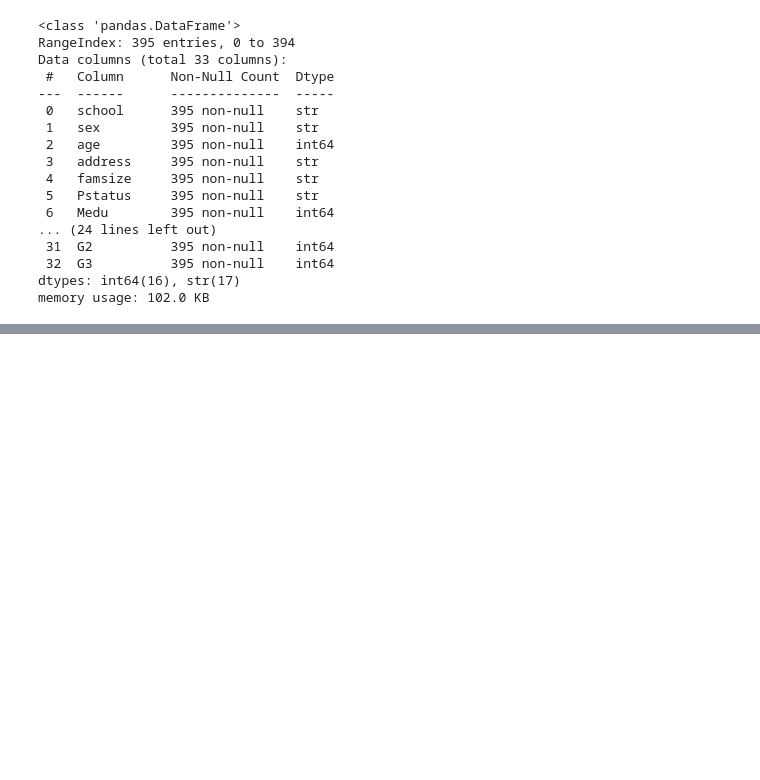
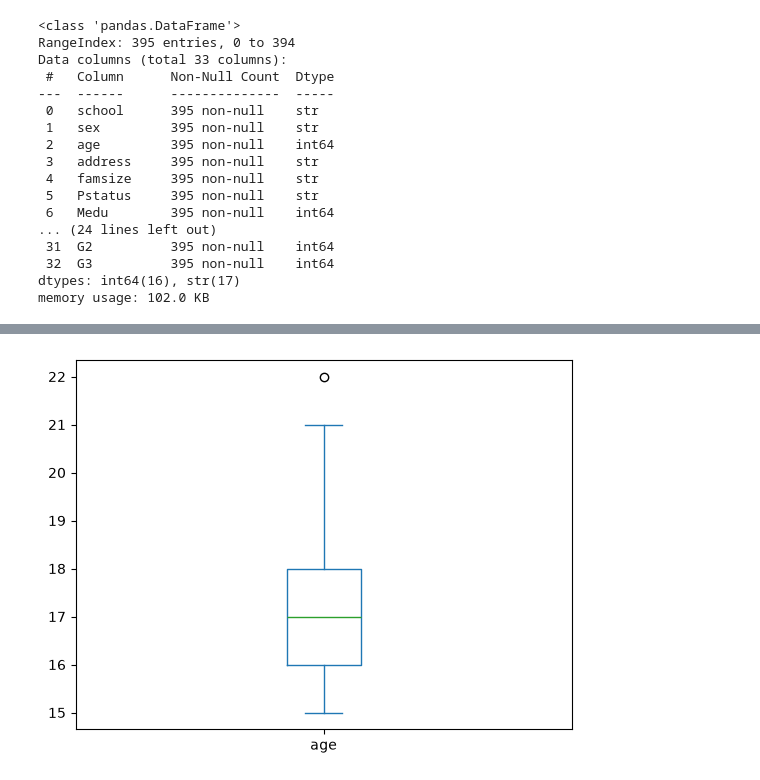
Before and after one commit to Ayusshi/student_exam_pass_prediction, a Jupyter notebook: notebooks/Student_Exam_Pass_Prediction.ipynb, the cells around one changed output, grey strips where cells are left out. Cells and saved outputs as stored; diff of their text form; code cells hidden in the pictures; blank space fills up the shorter version.

```diff
--- a/notebooks/Student_Exam_Pass_Prediction.ipynb
+++ b/notebooks/Student_Exam_Pass_Prediction.ipynb
@@ -62,0 +115,5 @@ df.describe()
+# %%
+df["age"].plot(kind="box")
+plt.show()
+# %% [output]
+[figure, added]
```
Also changed, not shown: parts of 8 cells of this notebook.
